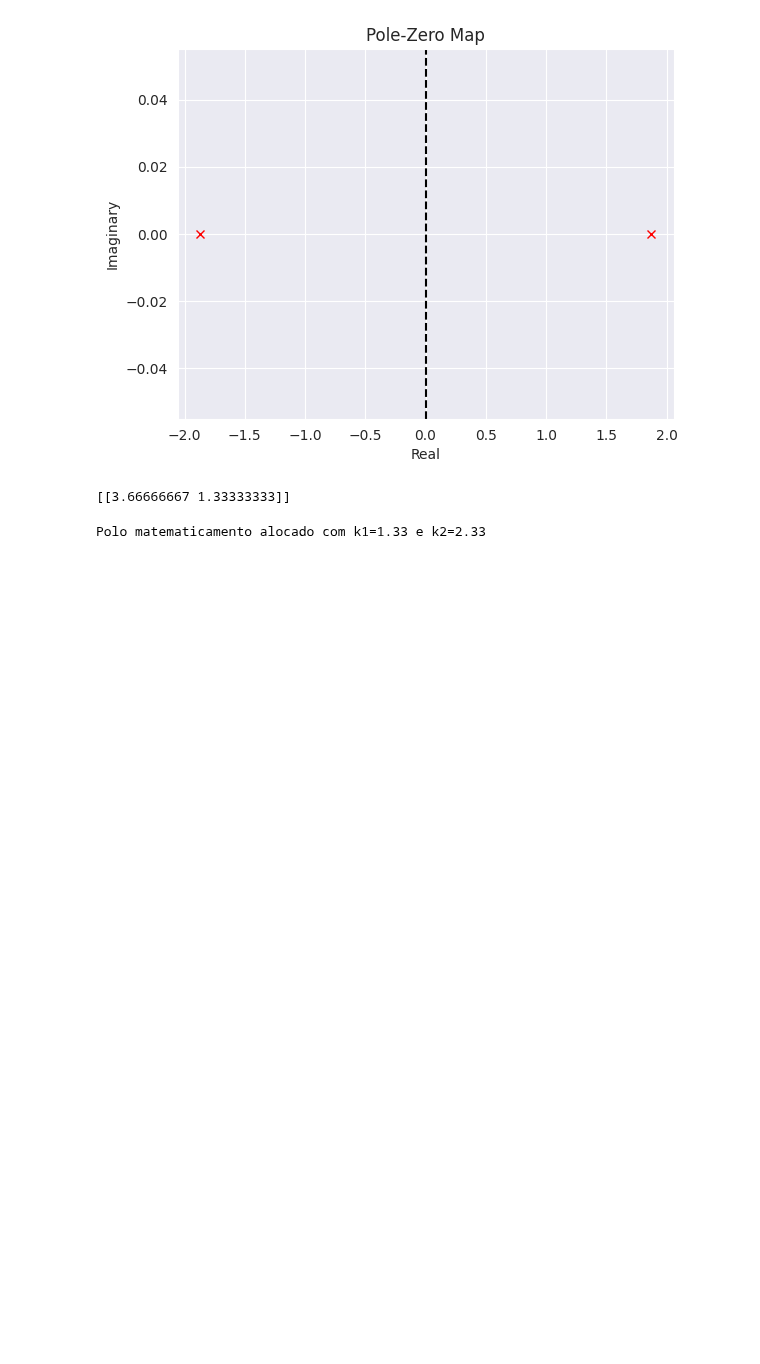
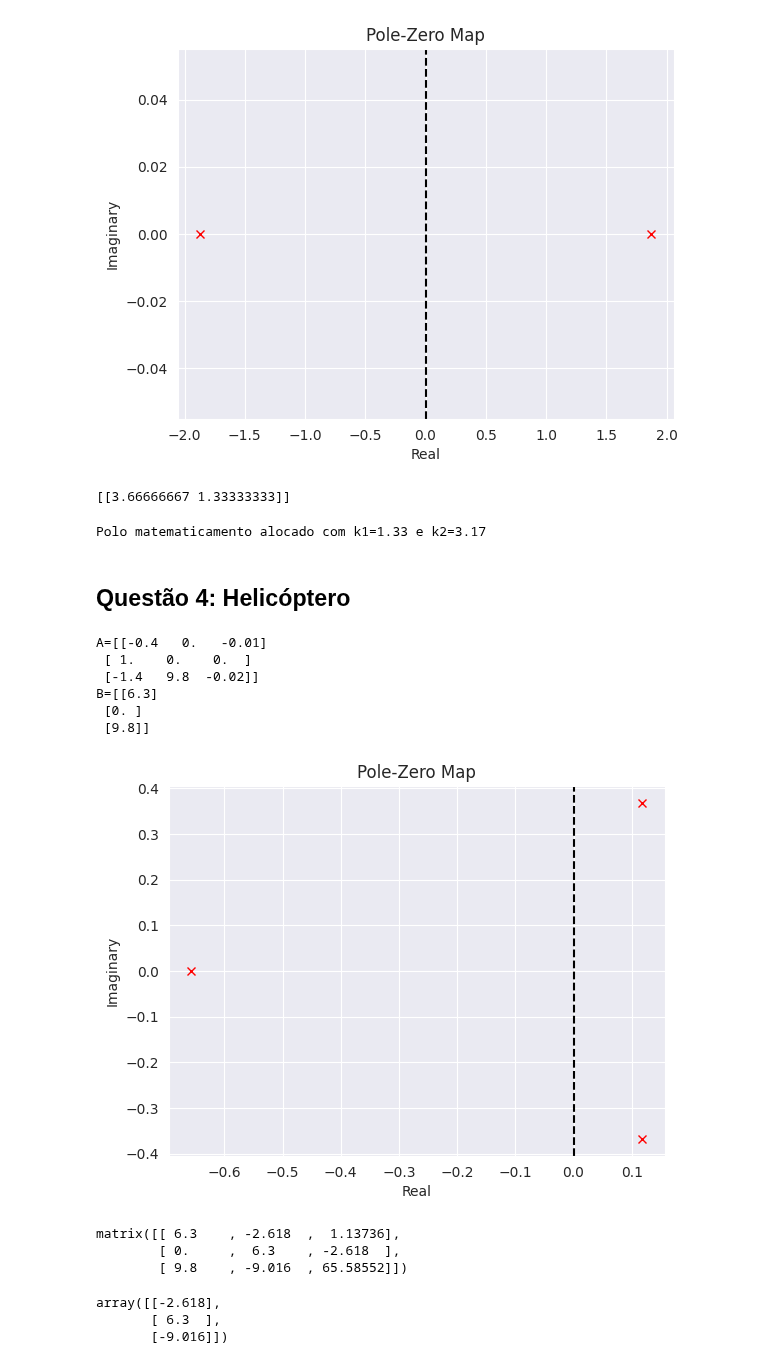
Before and after one commit to SKaiquelima/advanced-control, a Jupyter notebook: Lists/LInearControlLists/list3.ipynb, the cells around one changed output. Drawn from its saved outputs; the diff is of its cells as text; code cells hidden in the pictures; blank space fills up the shorter version.

```diff
--- a/Lists/LInearControlLists/list3.ipynb
+++ b/Lists/LInearControlLists/list3.ipynb
@@ -67,6 +67,44 @@ print(K)
 # %% [output]
 [[3.66666667 1.33333333]]
 # %%
-print(f'Polo matematicamento alocado com k1={2*L/m:.2f} e k2={F/m:.2f}')
+print(f'Polo matematicamento alocado com k1={2*L/m:.2f} e k2={((L*5)/(m*4)+(F/m)):.2f}')
 # %% [output]
-Polo matematicamento alocado com k1=1.33 e k2=2.33
+Polo matematicamento alocado com k1=1.33 e k2=3.17
+# %% [markdown]
+## Questão 4: Helicóptero
+# %%
+A = np.array([[-0.4, 0, -0.01], [1, 0, 0], [-1.4, 9.8, -0.02]])
+B = np.array([[6.3], [0], [9.8]])
+
+print(f'A={A}\nB={B}')
+
+eigenvals, eigenvectors = np.linalg.eig(A)
+eigenvals
+plt.plot(eigenvals.real, eigenvals.imag, 'rx')
+plt.xlabel('Real')
+plt.ylabel('Imaginary')
+plt.title('Pole-Zero Map')
+plt.axvline(x=0, color='k', linestyle='--')
+plt.show()
+# %% [output]
+A=[[-0.4   0.   -0.01]
+ [ 1.    0.    0.  ]
+ [-1.4   9.8  -0.02]]
+B=[[6.3]
+ [0. ]
+ [9.8]]
+[figure, added]
+# %%
+# controlability
+controlability_matrix = matlab.ctrb(A, B)
+controlability_matrix
+# %% [output]
+matrix([[ 6.3    , -2.618  ,  1.13736],
+        [ 0.     ,  6.3    , -2.618  ],
+        [ 9.8    , -9.016  , 65.58552]])
+# %%
+A @ B
+# %% [output]
+array([[-2.618],
+       [ 6.3  ],
+       [-9.016]])
```
Also changed, not shown: parts of 2 cells of this notebook.
